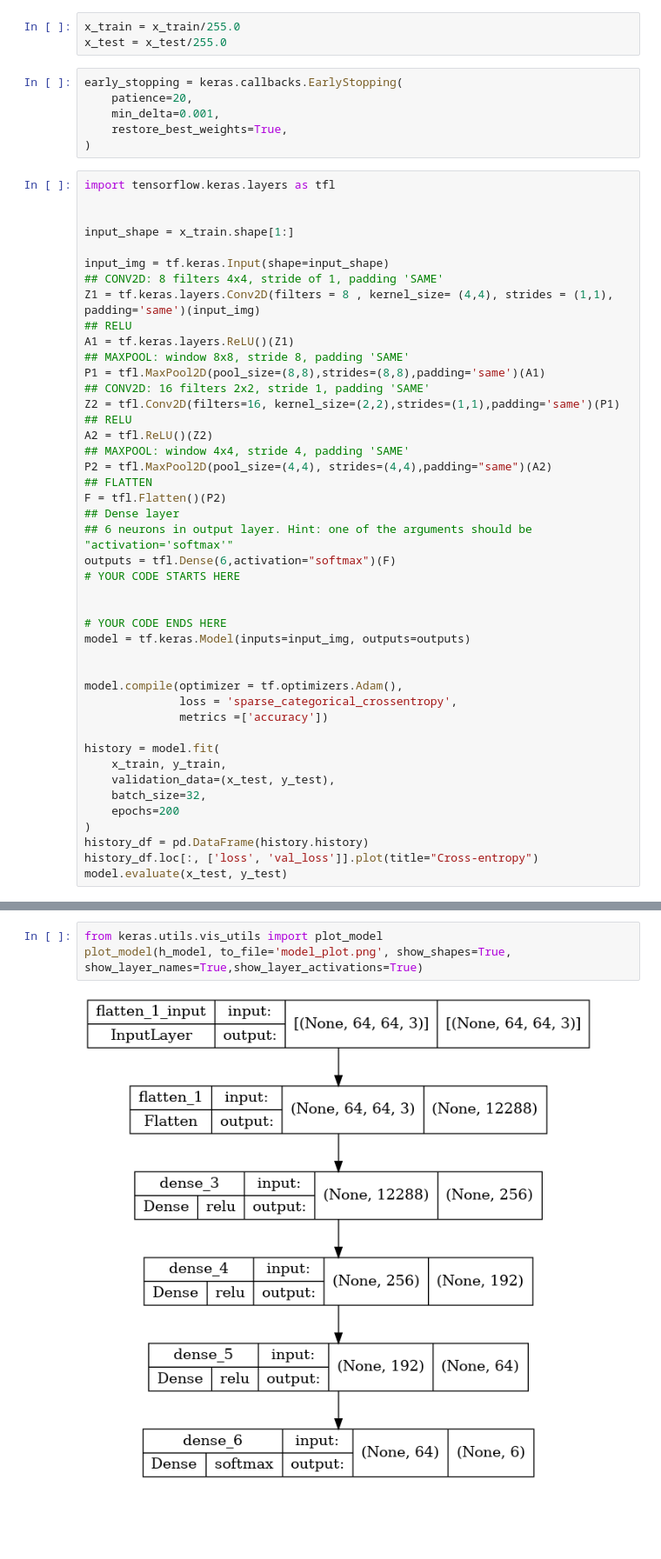
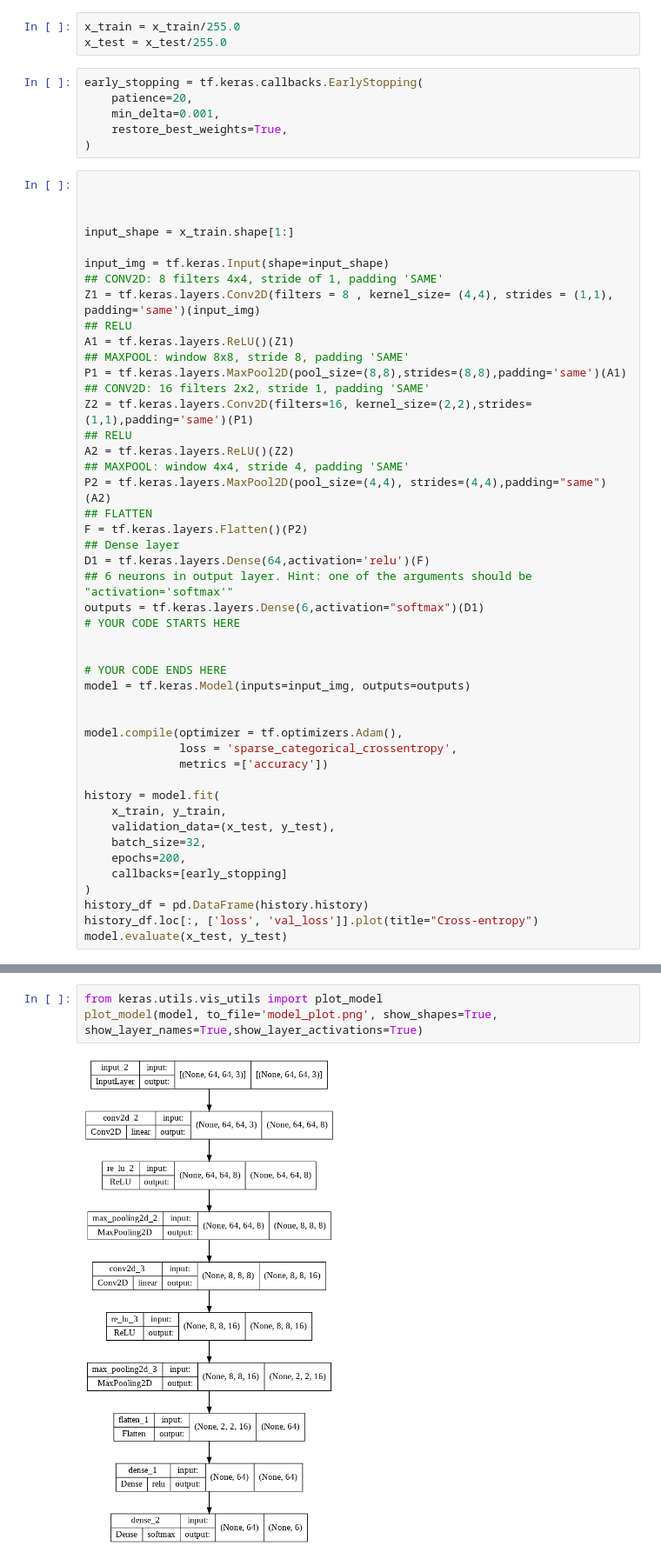
Before and after one commit to ThePiranhaGuy/hand_sign_keras, a Jupyter notebook: hand_sign_notebook_CNN.ipynb, the cells around one changed output, grey strips where cells are left out. Shown at 87% size. Saved outputs shown, nothing was run; the diff lists cells and outputs as text; blank space fills up the shorter version.

```diff
--- a/hand_sign_notebook_CNN.ipynb
+++ b/hand_sign_notebook_CNN.ipynb
@@ -54,13 +75,13 @@ i=0
 x_train = x_train/255.0
 x_test = x_test/255.0
 # %%
-early_stopping = keras.callbacks.EarlyStopping(
+early_stopping = tf.keras.callbacks.EarlyStopping(
     patience=20,
     min_delta=0.001,
     restore_best_weights=True,
 )
 # %%
-import tensorflow.keras.layers as tfl
+
 
 
 input_shape = x_train.shape[1:]
@@ -71,18 +92,19 @@ Z1 = tf.keras.layers.Conv2D(filters = 8 , kernel_size= (4,4), strides = (1,1), p
 ## RELU
 A1 = tf.keras.layers.ReLU()(Z1)
 ## MAXPOOL: window 8x8, stride 8, padding 'SAME'
-P1 = tfl.MaxPool2D(pool_size=(8,8),strides=(8,8),padding='same')(A1)
+P1 = tf.keras.layers.MaxPool2D(pool_size=(8,8),strides=(8,8),padding='same')(A1)
 ## CONV2D: 16 filters 2x2, stride 1, padding 'SAME'
-Z2 = tfl.Conv2D(filters=16, kernel_size=(2,2),strides=(1,1),padding='same')(P1)
+Z2 = tf.keras.layers.Conv2D(filters=16, kernel_size=(2,2),strides=(1,1),padding='same')(P1)
 ## RELU
-A2 = tfl.ReLU()(Z2)
+A2 = tf.keras.layers.ReLU()(Z2)
 ## MAXPOOL: window 4x4, stride 4, padding 'SAME'
-P2 = tfl.MaxPool2D(pool_size=(4,4), strides=(4,4),padding="same")(A2)
+P2 = tf.keras.layers.MaxPool2D(pool_size=(4,4), strides=(4,4),padding="same")(A2)
 ## FLATTEN
-F = tfl.Flatten()(P2)
+F = tf.keras.layers.Flatten()(P2)
 ## Dense layer
+D1 = tf.keras.layers.Dense(64,activation='relu')(F)
 ## 6 neurons in output layer. Hint: one of the arguments should be "activation='softmax'"
-outputs = tfl.Dense(6,activation="softmax")(F)
+outputs = tf.keras.layers.Dense(6,activation="softmax")(D1)
 # YOUR CODE STARTS HERE
 
 
@@ -98,7 +120,8 @@ history = model.fit(
     x_train, y_train,
     validation_data=(x_test, y_test),
     batch_size=32,
-    epochs=200
+    epochs=200,
+    callbacks=[early_stopping]
 )
 history_df = pd.DataFrame(history.history)
 history_df.loc[:, ['loss', 'val_loss']].plot(title="Cross-entropy")
@@ -270,9 +168,9 @@ Non-trainable params: 0
 _________________________________________________________________
 # %%
 from keras.utils.vis_utils import plot_model
-plot_model(h_model, to_file='model_plot.png', show_shapes=True, show_layer_names=True,show_layer_activations=True)
+plot_model(model, to_file='model_plot.png', show_shapes=True, show_layer_names=True,show_layer_activations=True)
 # %% [output]
-[figure, old version]
+[figure, new version]
 # %%
 plt.figure(figsize=(10, 10))
 for i in range(25):
```
Also changed, not shown: parts of 20 cells of this notebook.
